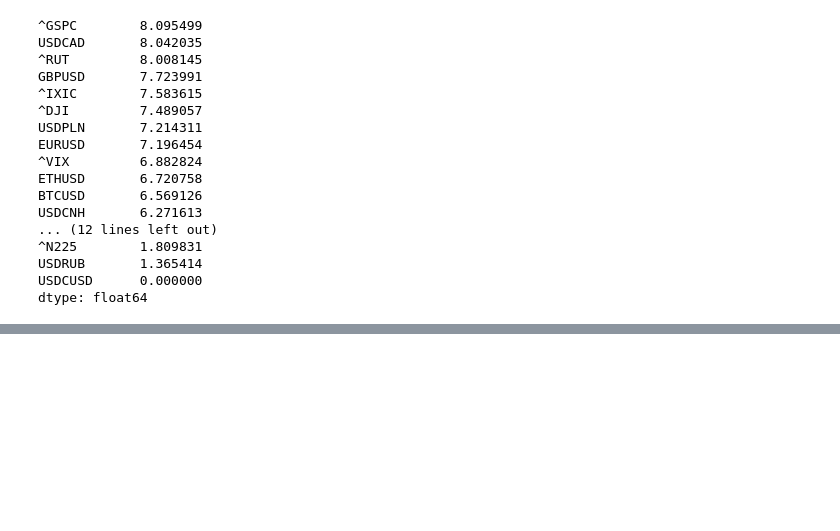
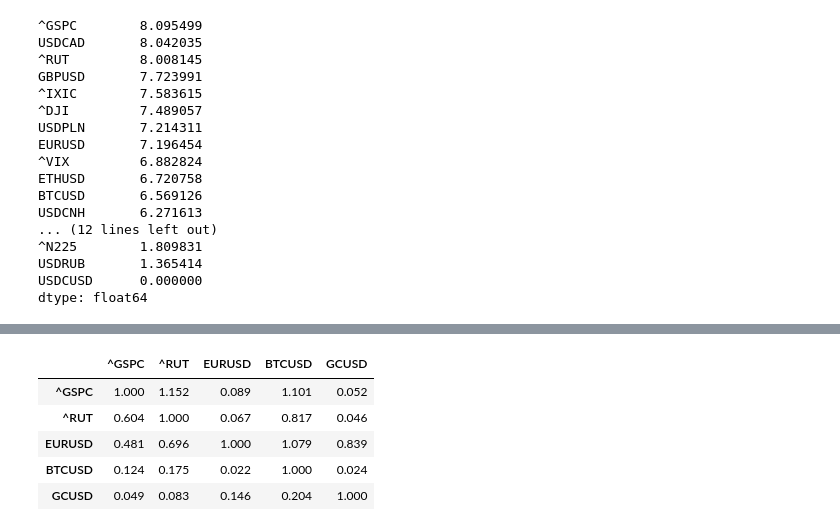
Before and after one commit to pawel-szulik/financial-market-analysis, a Jupyter notebook: notebooks/corrs_distr.ipynb, the cells around one changed output, grey strips where cells are left out. Saved outputs shown, nothing was run; the diff lists cells and outputs as text; code cells hidden in the pictures; blank space fills up the shorter version.

```diff
--- a/notebooks/corrs_distr.ipynb
+++ b/notebooks/corrs_distr.ipynb
@@ -56,0 +72,12 @@ dtype: float64
+# %%
+reg, reg_pvals = analytics.regression(returns_sel)
+(reg.loc[selected, selected]
+ .style.format("{:.3f}")
+ .apply(pl.highlight_significant(reg_pvals.loc[selected, selected]), axis=None))
+# %% [output]
+|  | ^GSPC | ^RUT | EURUSD | BTCUSD | GCUSD |
+| ^GSPC | 1.000 | 1.152 | 0.089 | 1.101 | 0.052 |
+| ^RUT | 0.604 | 1.000 | 0.067 | 0.817 | 0.046 |
+| EURUSD | 0.481 | 0.696 | 1.000 | 1.079 | 0.839 |
+| BTCUSD | 0.124 | 0.175 | 0.022 | 1.000 | 0.024 |
+| GCUSD | 0.049 | 0.083 | 0.146 | 0.204 | 1.000 |
```
Also changed, not shown: parts of 5 cells of this notebook, 2 other files.
